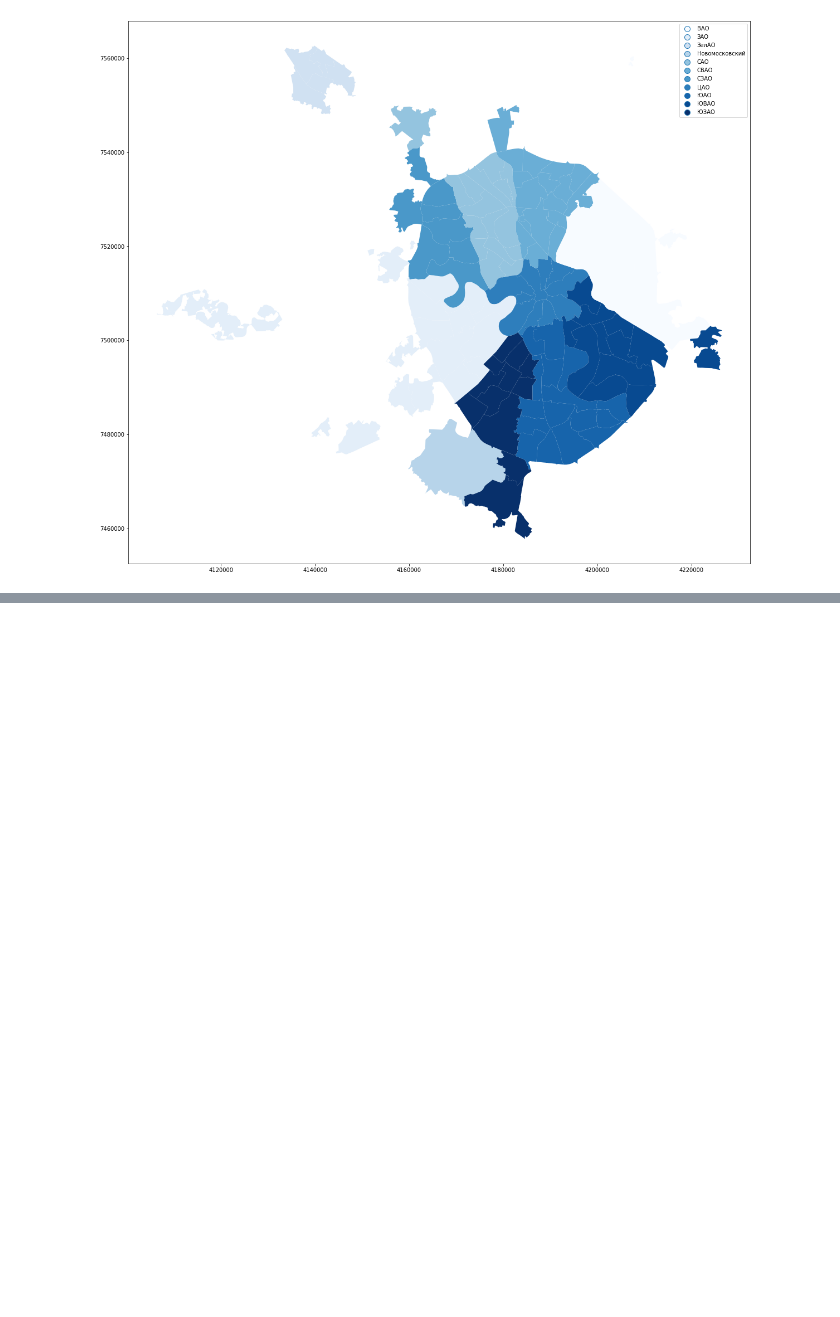
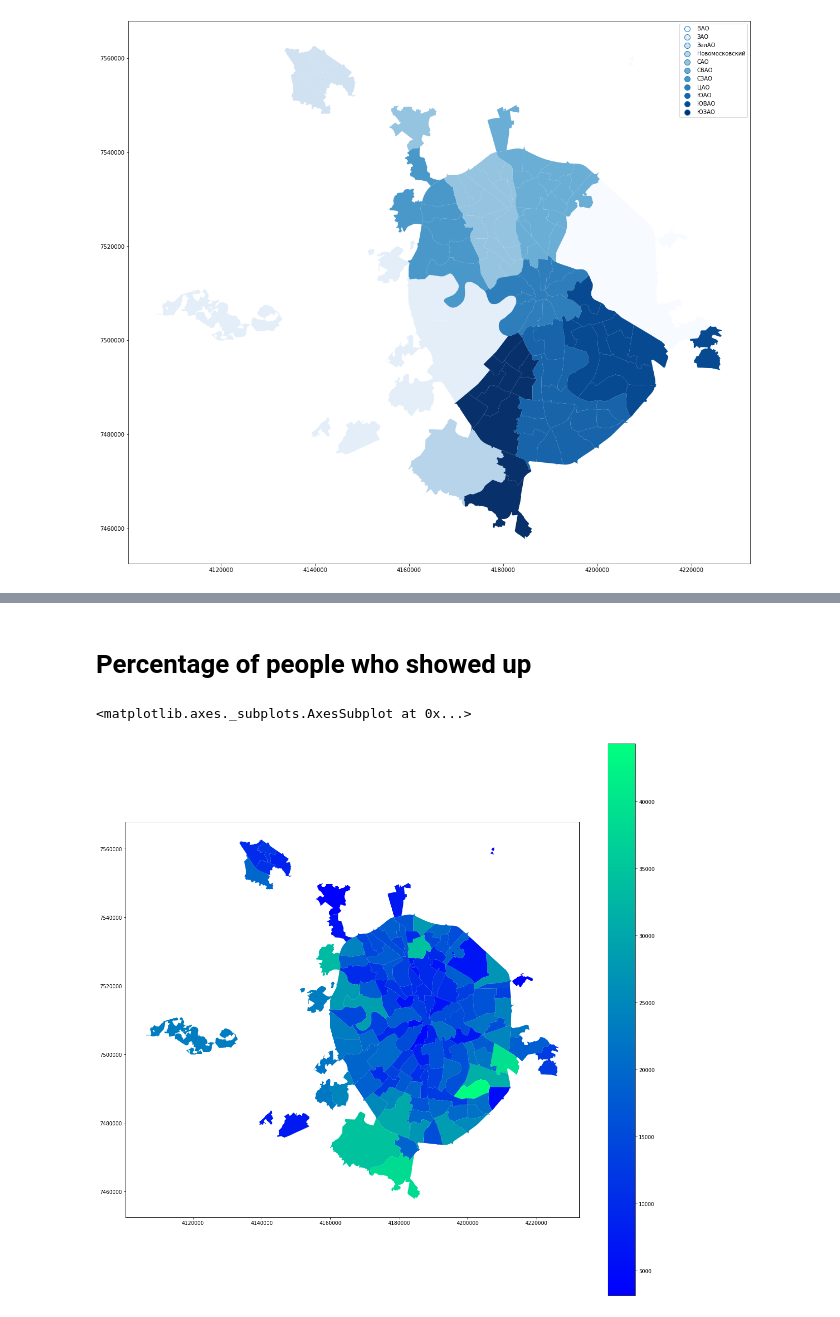
Before and after one commit to kirastain/SPO-5sem, a Jupyter notebook: lab3/Untitled1.ipynb, the cells around one changed output, grey strips where cells are left out. Saved outputs shown, nothing was run; the diff lists cells and outputs as text; code cells hidden in the pictures; blank space fills up the shorter version.

```diff
--- a/lab3/Untitled1.ipynb
+++ b/lab3/Untitled1.ipynb
@@ -165,0 +208,7 @@ MergeError: No common columns to perform merge on. Merge options: left_on=None,
+# %% [markdown]
+# Percentage of people who showed up
+# %%
+complete_map.plot(column = 'Число действительных бюллетеней', linewidth=1, cmap='winter', legend=True, figsize=[20,20])
+# %% [output]
+<matplotlib.axes._subplots.AxesSubplot at 0x...>
+[figure, added]
```
Also changed, not shown: parts of 11 cells of this notebook.
